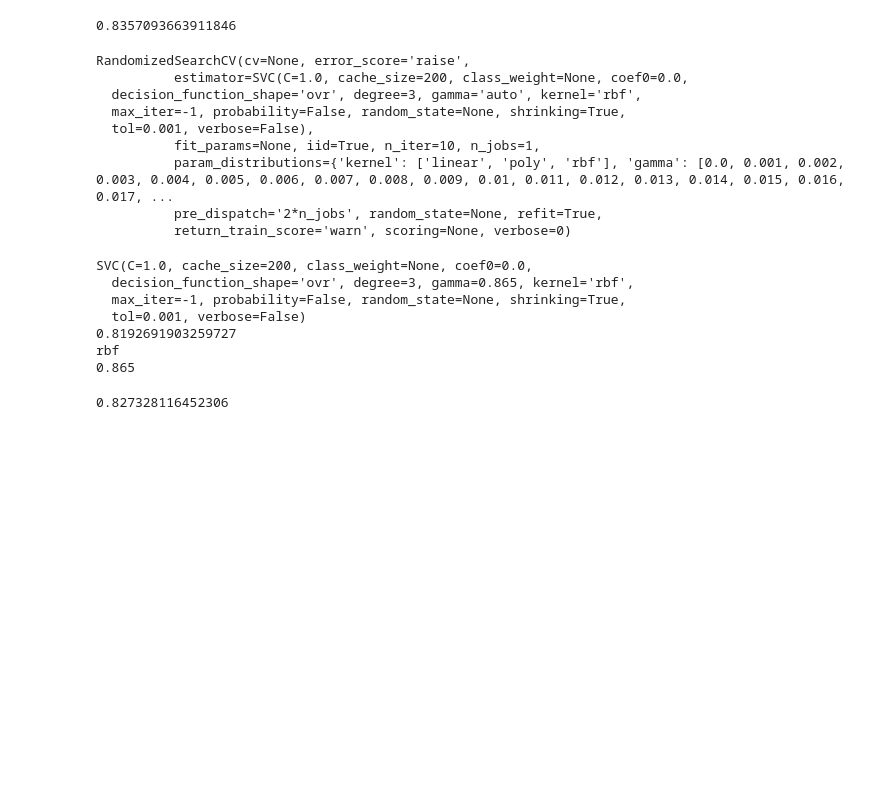
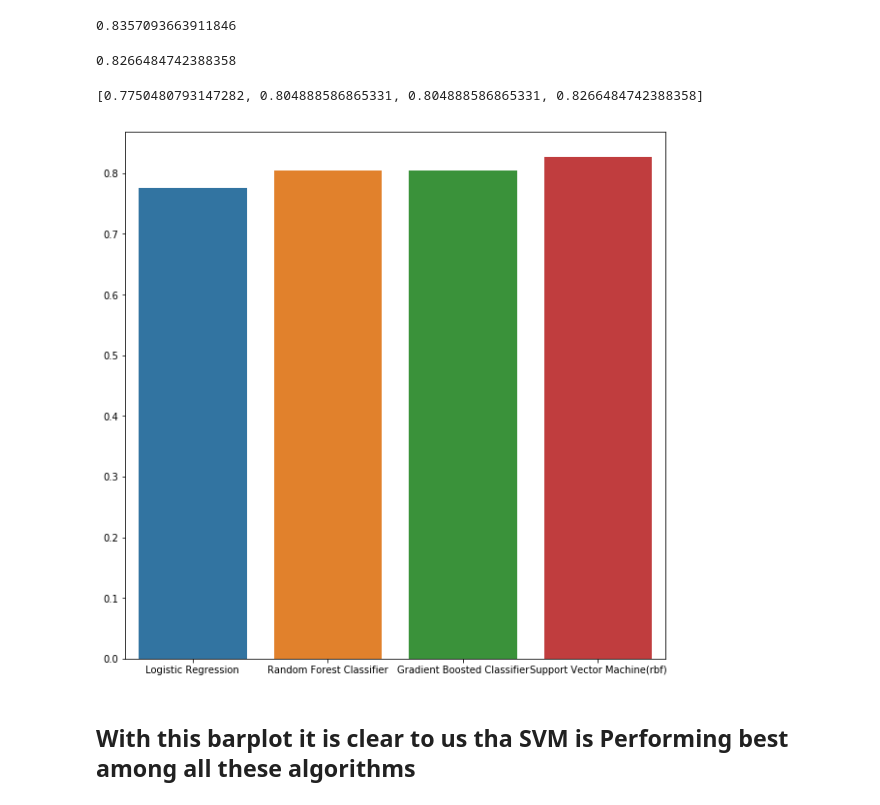
Before and after one commit to vipulthakur07/Gamma-Telescope-, a Jupyter notebook: Gamma Telescope.ipynb, the cells around one changed output. Saved outputs shown, nothing was run; the diff lists cells and outputs as text; code cells hidden in the pictures; blank space fills up the shorter version.

```diff
--- a/Gamma Telescope.ipynb
+++ b/Gamma Telescope.ipynb
@@ -179,37 +179,23 @@ print(roc_auc_score(pred,Y_Test))
 0.8357093663911846
 # %%
 grid={'kernel':['linear','poly','rbf'],'gamma':[x/1000 for x in range(0,1000)]}
-# %%
-from sklearn.model_selection import RandomizedSearchCV
-rcv=RandomizedSearchCV(estimator=sv,param_distributions=grid)
-rcv.fit(X_Train,Y_Train)
-# %% [output]
-RandomizedSearchCV(cv=None, error_score='raise',
-          estimator=SVC(C=1.0, cache_size=200, class_weight=None, coef0=0.0,
-  decision_function_shape='ovr', degree=3, gamma='auto', kernel='rbf',
-  max_iter=-1, probability=False, random_state=None, shrinking=True,
-  tol=0.001, verbose=False),
-          fit_params=None, iid=True, n_iter=10, n_jobs=1,
-          param_distributions={'kernel': ['linear', 'poly', 'rbf'], 'gamma': [0.0, 0.001, 0.002, 0.003, 0.004, 0.005, 0.006, 0.007, 0.008, 0.009, 0.01, 0.011, 0.012, 0.013, 0.014, 0.015, 0.016, 0.017, ...
-          pre_dispatch='2*n_jobs', random_state=None, refit=True,
-          return_train_score='warn', scoring=None, verbose=0)
-# %%
-print(rcv.best_estimator_)
-print(rcv.best_score_)
-print(rcv.best_estimator_.kernel)
-print(rcv.best_estimator_.gamma)
-# %% [output]
-SVC(C=1.0, cache_size=200, class_weight=None, coef0=0.0,
-  decision_function_shape='ovr', degree=3, gamma=0.865, kernel='rbf',
-  max_iter=-1, probability=False, random_state=None, shrinking=True,
-  tol=0.001, verbose=False)
-0.8192691903259727
-rbf
-0.865
 # %%
-sv=SVC(kernel='rbf',gamma=0.932)
+sv=SVC(kernel='rbf',gamma=0.964)
 sv.fit(X_Train,Y_Train)
 pred=sv.predict(X_Test)
 print(roc_auc_score(pred,Y_Test))
+lst.append(roc_auc_score(pred,Y_Test))
 # %% [output]
-0.827328116452306
+0.8266484742388358
+# %%
+print(lst)
+# %% [output]
+[0.7750480793147282, 0.804888586865331, 0.804888586865331, 0.8266484742388358]
+# %%
+plt.figure(figsize=(10,10))
+sns.barplot(y=lst,x=['Logistic Regression','Random Forest Classifier','Gradient Boosted Classifier','Support Vector Machine(rbf)'])
+plt.show()
+# %% [output]
+[figure, added]
+# %% [markdown]
+## With this barplot it is clear to us tha SVM is Performing best among all these algorithms
```
Also changed, not shown: parts of 4 cells of this notebook.
